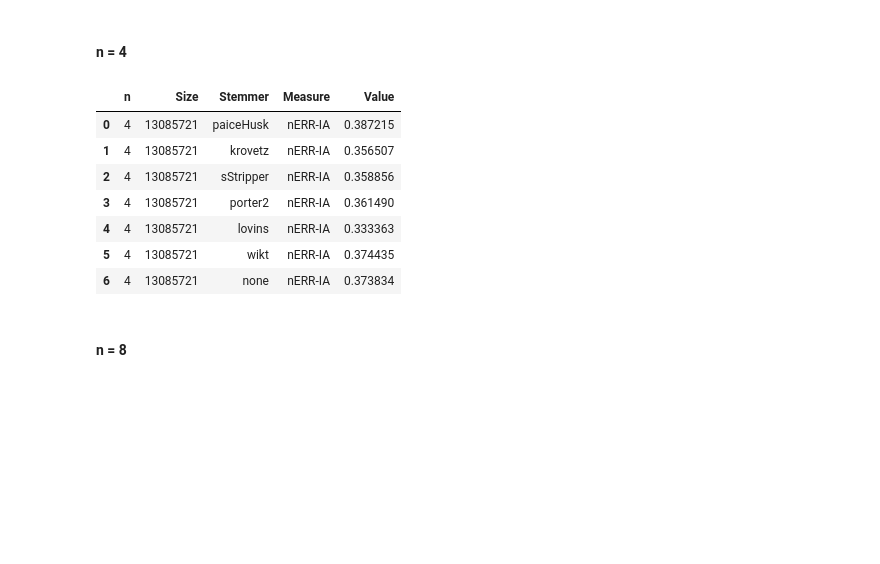
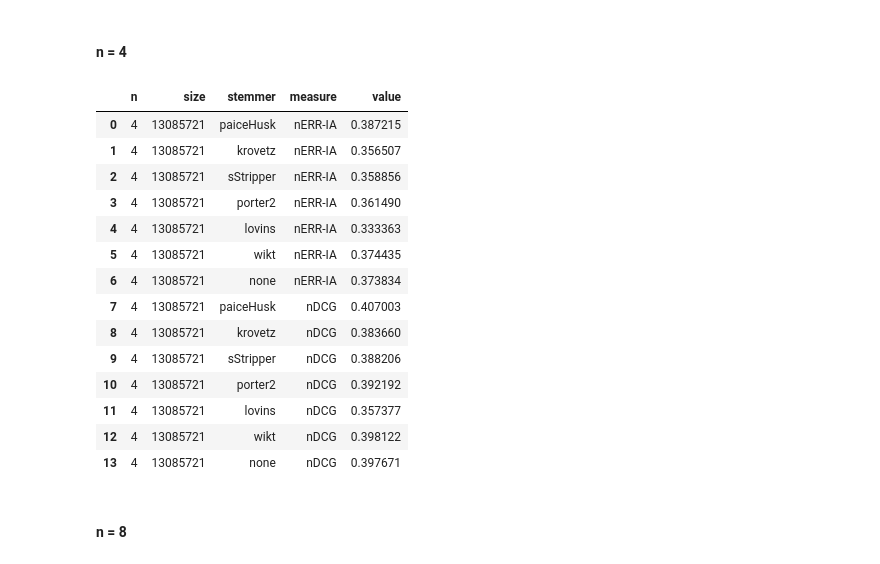
Before and after one commit to Axiomatic314/Stemming, a Jupyter notebook: clueweb.ipynb, the cells around one changed output. Saved outputs shown, nothing was run; the diff lists cells and outputs as text; code cells hidden in the pictures; blank space fills up the shorter version.

```diff
--- a/clueweb.ipynb
+++ b/clueweb.ipynb
@@ -54,14 +70,15 @@ display(nERR_2)
 #### n = 4
 # %%
 nERR_4 = np.loadtxt(path.join(data_dir_2013,"n-4/nERR-4"))
-data = {"Stemmer" : labels, "nERR-IA" : nERR_4}
-nERR_4 = pd.DataFrame(data=data)
-nERR_4["n"] = 4
-nERR_4["Size"] = 13085721
-nERR_4 = nERR_4.melt(id_vars=["n", "Size", "Stemmer"]).rename({"variable": "Measure", "value" : "Value"}, axis="columns")
-display(nERR_4)
+nDCG_4 = np.loadtxt(path.join(data_dir_2013, "n-4/nDCG-4"))
+data = {"stemmer" : labels, "nERR-IA" : nERR_4, "nDCG" : nDCG_4}
+n_4 = pd.DataFrame(data=data)
+n_4["n"] = 4
+n_4["size"] = 13085721
+n_4 = n_4.melt(id_vars=["n", "size", "stemmer"]).rename({"variable" : "measure"}, axis="columns")
+display(n_4)
 # %% [output]
-|  | n | Size | Stemmer | Measure | Value |
+|  | n | size | stemmer | measure | value |
 | 0 | 4 | 13085721 | paiceHusk | nERR-IA | 0.387215 |
 | 1 | 4 | 13085721 | krovetz | nERR-IA | 0.356507 |
 | 2 | 4 | 13085721 | sStripper | nERR-IA | 0.358856 |
@@ -69,6 +86,13 @@ display(nERR_4)
 | 4 | 4 | 13085721 | lovins | nERR-IA | 0.333363 |
 | 5 | 4 | 13085721 | wikt | nERR-IA | 0.374435 |
 | 6 | 4 | 13085721 | none | nERR-IA | 0.373834 |
+| 7 | 4 | 13085721 | paiceHusk | nDCG | 0.407003 |
+| 8 | 4 | 13085721 | krovetz | nDCG | 0.383660 |
+| 9 | 4 | 13085721 | sStripper | nDCG | 0.388206 |
+| 10 | 4 | 13085721 | porter2 | nDCG | 0.392192 |
+| 11 | 4 | 13085721 | lovins | nDCG | 0.357377 |
+| 12 | 4 | 13085721 | wikt | nDCG | 0.398122 |
+| 13 | 4 | 13085721 | none | nDCG | 0.397671 |
 # %% [markdown]
 #### n = 8
 # %%
```
Also changed, not shown: parts of 20 cells of this notebook, 10 other files.
